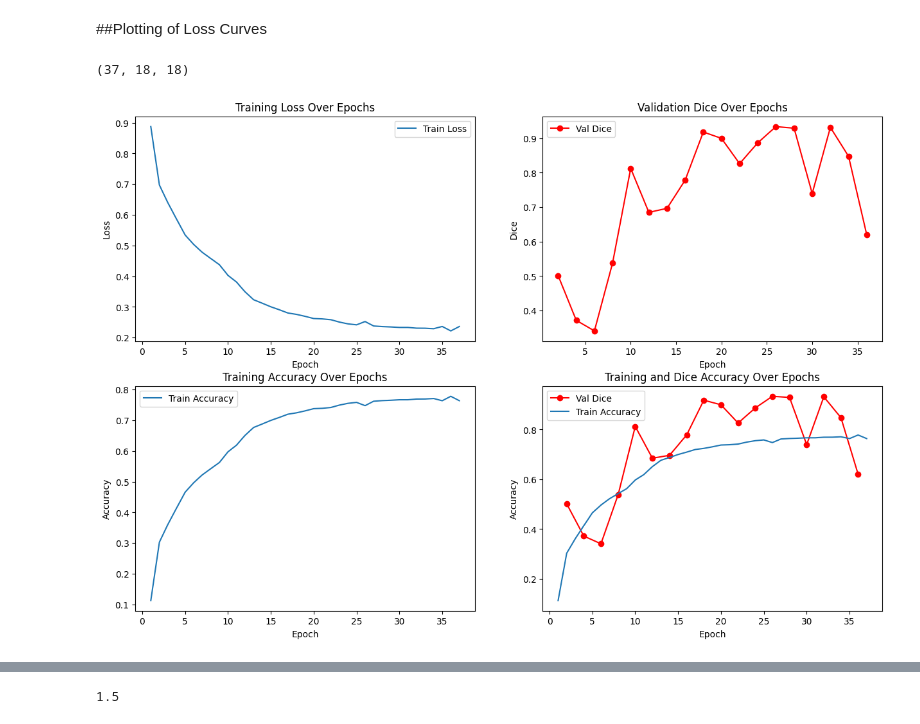
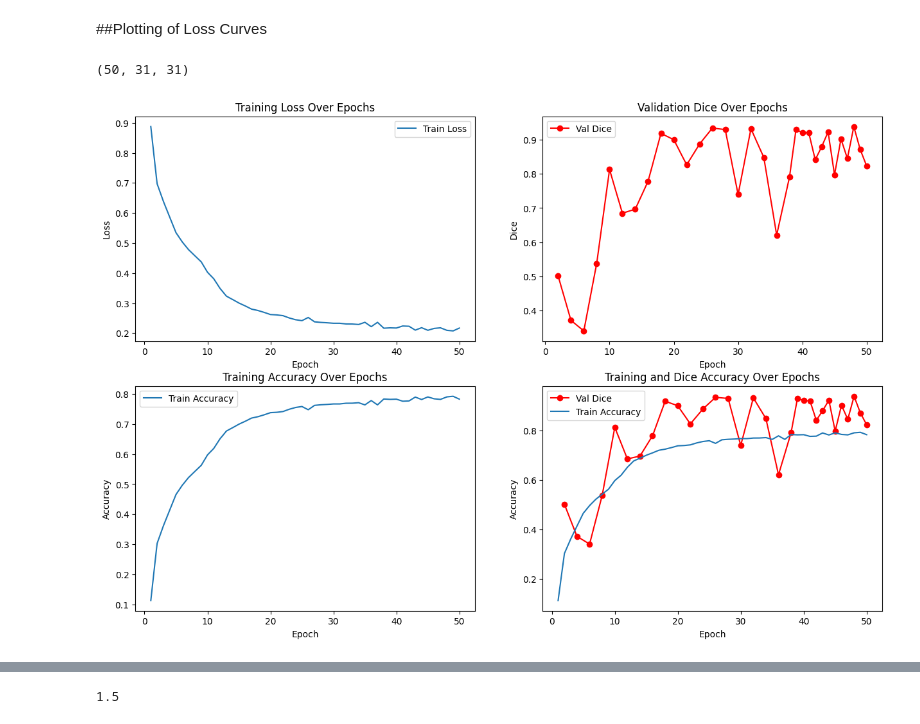
Before and after one commit to sarojkhanal-git/CBEAS_Whole_brain_and_Hippocampal_Segmentation, a Jupyter notebook: SwinUNETR_NEW_PIPELINE.ipynb, the cells around one changed output, grey strips where cells are left out. Saved outputs shown, nothing was run; the diff lists cells and outputs as text; code cells hidden in the pictures.

```diff
--- a/SwinUNETR_NEW_PIPELINE.ipynb
+++ b/SwinUNETR_NEW_PIPELINE.ipynb
@@ -201,11 +201,11 @@ def load_checkpoint(path):
 # %% [markdown]
 ##Load Checkpoint
 # %%
-epoch, model, optimizer, loss, dice_mean, epoch_list, val_dice_list, train_loss_list, best_metric, best_metric_epoch = load_checkpoint('f_feb23_24feature_Checkpoint.pth')
+epoch, model, optimizer, loss, dice_mean, epoch_list, val_dice_list, train_loss_list, best_metric, best_metric_epoch = load_checkpoint('2_feb23_24feature_Checkpoint.pth')
 # %% [markdown]
 ##Epochs and Validation
 # %%
-max_epochs = 50
+max_epochs = 60
 val_interval = 1
 # %%
 len(val_dice_list), len(epoch_list)
@@ -228,7 +228,7 @@ from tqdm import tqdm
 import datetime
 # %%
 checkpoint_path = '2_feb23_24feature_Checkpoint.pth'
-best_model_path = '3_feb23_24feature_best_dice_model.pth'
+best_model_path = '4_feb23_24feature_best_dice_model.pth'
 
 #Training Loop
 for epoch in range(epoch+1, max_epochs):
@@ -321,37 +309,37 @@ Epoch [43/50] 2025-02-24 10:44:37.530793
 # %%
 len(train_loss_list), len(val_dice_list), len(epoch_list)
 # %% [output]
-(37, 18, 18)
+(50, 31, 31)
 # %%
 fig, axs = plt.subplots(2, 2, figsize=(15, 10))
-axs[0 ,0].plot(range(1, 37+1), train_loss_list, label="Train Loss")
+axs[0 ,0].plot(range(1, max_epochs+1), train_loss_list, label="Train Loss")
 axs[0, 0].set_xlabel("Epoch")
 axs[0, 0].set_ylabel("Loss")
 axs[0, 0].set_title("Training Loss Over Epochs")
 axs[0, 0].legend()
 
 axs[0, 1].plot(epoch_list, val_dice_list, 'r-o', label="Val Dice")
 axs[0, 1].set_xlabel("Epoch")
 axs[0, 1].set_ylabel("Dice")
 axs[0, 1].set_title("Validation Dice Over Epochs")
 axs[0, 1].legend()
 
-axs[1, 0].plot(range(1, 37+1), 1 - np.array(train_loss_list[:]), label="Train Accuracy")
+axs[1, 0].plot(range(1, max_epochs+1), 1 - np.array(train_loss_list[:]), label="Train Accuracy")
 axs[1, 0].set_xlabel("Epoch")
 axs[1, 0].set_ylabel("Accuracy")
 axs[1, 0].set_title("Training Accuracy Over Epochs")
 axs[1, 0].legend()
 
 axs[1, 1].plot(epoch_list, val_dice_list, 'r-o', label="Val Dice")
-axs[1, 1].plot(range(1, 37+1), 1 - np.array(train_loss_list[:]), label="Train Accuracy")
+axs[1, 1].plot(range(1, max_epochs+1), 1 - np.array(train_loss_list[:]), label="Train Accuracy")
 axs[1, 1].set_xlabel("Epoch")
 axs[1, 1].set_ylabel("Accuracy")
 axs[1, 1].set_title("Training and Dice Accuracy Over Epochs")
 axs[1, 1].legend()
 
 plt.show()
 # %% [output]
-[figure, old version]
+[figure, new version]
 # %%
 os.listdir()
 # %% [output]
```
Also changed, not shown: parts of 3 cells of this notebook.
